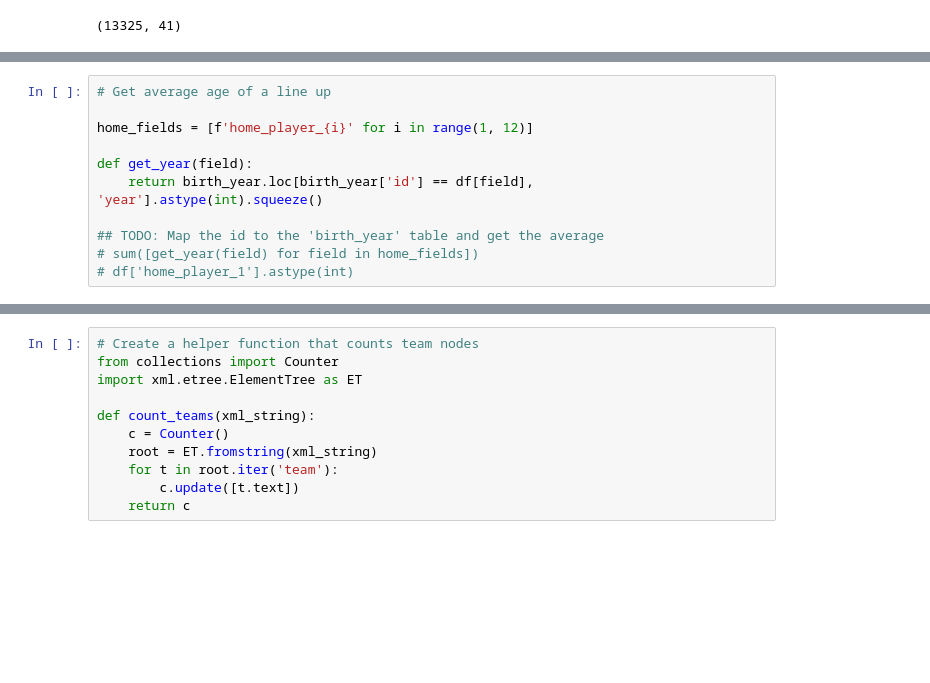
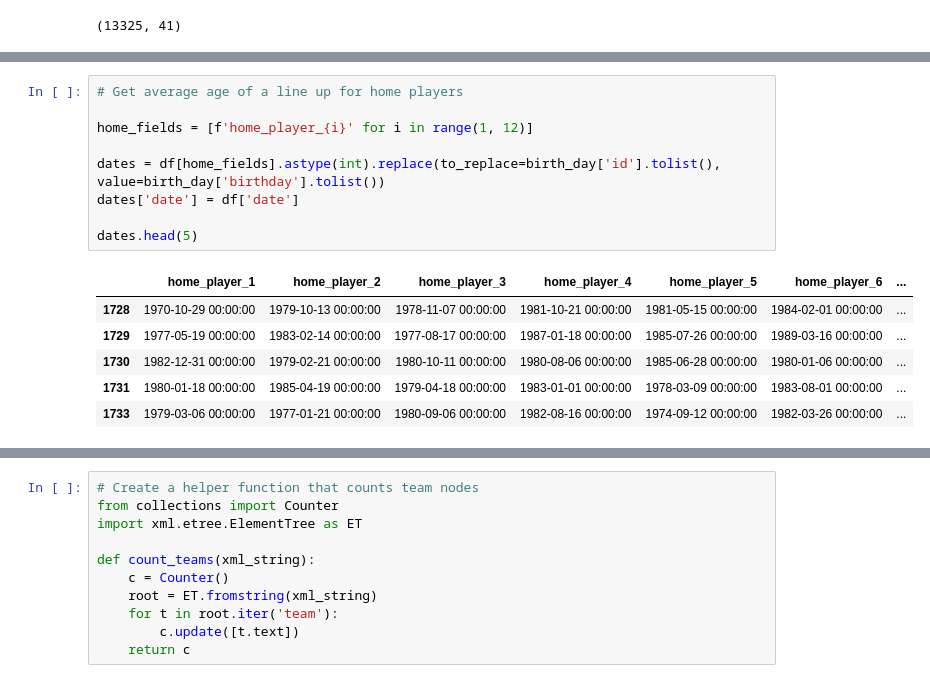
Before and after one commit to amrawadk/football-data-analysis, a Jupyter notebook: build_database.ipynb, the cells around one changed output, grey strips where cells are left out. Drawn from its saved outputs; the diff is of its cells as text; blank space fills up the shorter version.

```diff
--- a/build_database.ipynb
+++ b/build_database.ipynb
@@ -79,11 +71,16 @@ birth_year.iloc[:5, :]
 # %%
-# Get average age of a line up
+# Get average age of a line up for home players
 
 home_fields = [f'home_player_{i}' for i in range(1, 12)]
 
-def get_year(field):
-    return birth_year.loc[birth_year['id'] == df[field], 'year'].astype(int).squeeze()
+dates = df[home_fields].astype(int).replace(to_replace=birth_day['id'].tolist(), value=birth_day['birthday'].tolist())
+dates['date'] = df['date']
 
-## TODO: Map the id to the 'birth_year' table and get the average
-# sum([get_year(field) for field in home_fields])
-# df['home_player_1'].astype(int)
+dates.head(5)
+# %% [output]
+|  | home_player_1 | home_player_2 | home_player_3 | home_player_4 | home_player_5 | home_player_6 | ... |
+| 1728 | 1970-10-29 00:00:00 | 1979-10-13 00:00:00 | 1978-11-07 00:00:00 | 1981-10-21 00:00:00 | 1981-05-15 00:00:00 | 1984-02-01 00:00:00 | ... |
+| 1729 | 1977-05-19 00:00:00 | 1983-02-14 00:00:00 | 1977-08-17 00:00:00 | 1987-01-18 00:00:00 | 1985-07-26 00:00:00 | 1989-03-16 00:00:00 | ... |
+| 1730 | 1982-12-31 00:00:00 | 1979-02-21 00:00:00 | 1980-10-11 00:00:00 | 1980-08-06 00:00:00 | 1985-06-28 00:00:00 | 1980-01-06 00:00:00 | ... |
+| 1731 | 1980-01-18 00:00:00 | 1985-04-19 00:00:00 | 1979-04-18 00:00:00 | 1983-01-01 00:00:00 | 1978-03-09 00:00:00 | 1983-08-01 00:00:00 | ... |
+| 1733 | 1979-03-06 00:00:00 | 1977-01-21 00:00:00 | 1980-09-06 00:00:00 | 1982-08-16 00:00:00 | 1974-09-12 00:00:00 | 1982-03-26 00:00:00 | ... |
```
Also changed, not shown: parts of 6 cells of this notebook.
